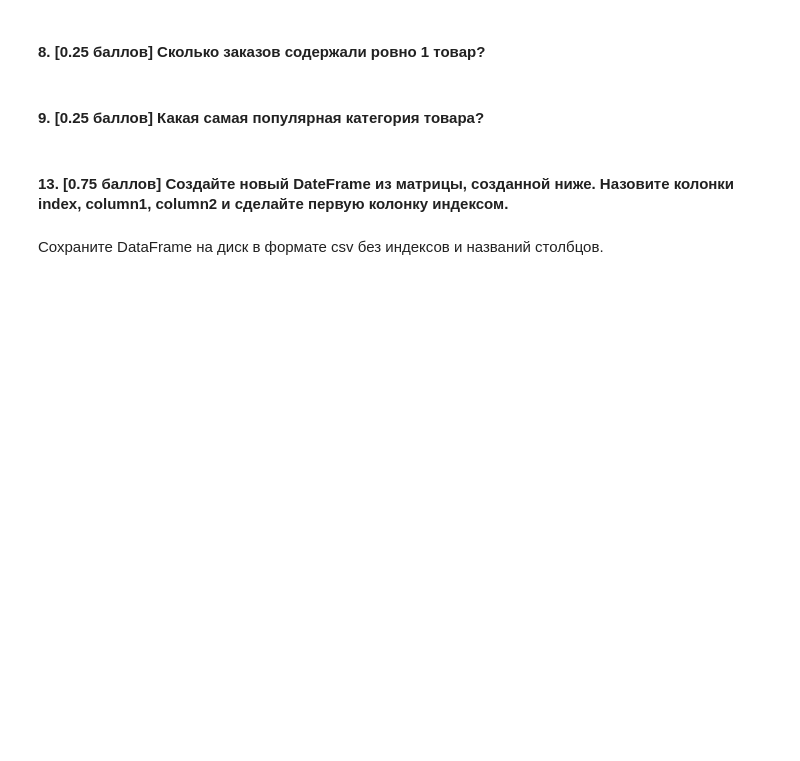
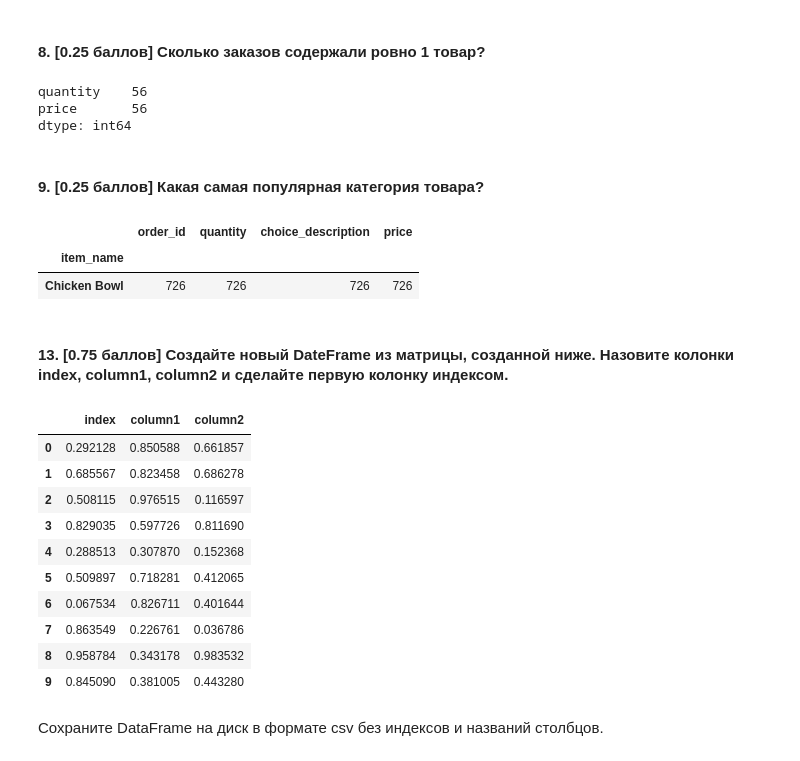
Before and after one commit to Vexrina/datamining_labs, a Jupyter notebook: lab1/hw1_part2.ipynb, the cells around one changed output. Cells and saved outputs as stored; diff of their text form; code cells hidden in the pictures; blank space fills up the shorter version.

```diff
--- a/lab1/hw1_part2.ipynb
+++ b/lab1/hw1_part2.ipynb
@@ -125,2 +249,10 @@ import pandas as pd
+# %%
+# your code
+data = df.groupby('order_id').sum('quantity').copy()
+data[(data['quantity']==1)].count()
+# %% [output]
+quantity    56
+price       56
+dtype: int64
 # %% [markdown]
 #### 9. [0.25 баллов] Какая самая популярная категория товара?
@@ -129,8 +259,31 @@ import pandas as pd
+# %%
+# your code
+data = df.groupby('item_name').count().sort_values(by='quantity').copy()
+data.tail(1)
+# %% [output]
+|  | order_id | quantity | choice_description | price |
+| item_name |  |  |  |  |
+| Chicken Bowl | 726 | 726 | 726 | 726 |
 # %% [markdown]
 #### 13. [0.75 баллов] Создайте новый DateFrame из матрицы, созданной ниже. Назовите колонки index, column1, column2 и сделайте первую колонку индексом.
 # %%
 data = np.random.rand(10, 3)
 
+df1 = pd.DataFrame(data, columns=['index','column1', 'column2'])
+df1.set_index('index')
+df1
 # your code
+# %% [output]
+|  | index | column1 | column2 |
+| 0 | 0.292128 | 0.850588 | 0.661857 |
+| 1 | 0.685567 | 0.823458 | 0.686278 |
+| 2 | 0.508115 | 0.976515 | 0.116597 |
+| 3 | 0.829035 | 0.597726 | 0.811690 |
+| 4 | 0.288513 | 0.307870 | 0.152368 |
+| 5 | 0.509897 | 0.718281 | 0.412065 |
+| 6 | 0.067534 | 0.826711 | 0.401644 |
+| 7 | 0.863549 | 0.226761 | 0.036786 |
+| 8 | 0.958784 | 0.343178 | 0.983532 |
+| 9 | 0.845090 | 0.381005 | 0.443280 |
 # %% [markdown]
 Сохраните DataFrame на диск в формате csv без индексов и названий столбцов.
```
Also changed, not shown: parts of 34 cells of this notebook.
